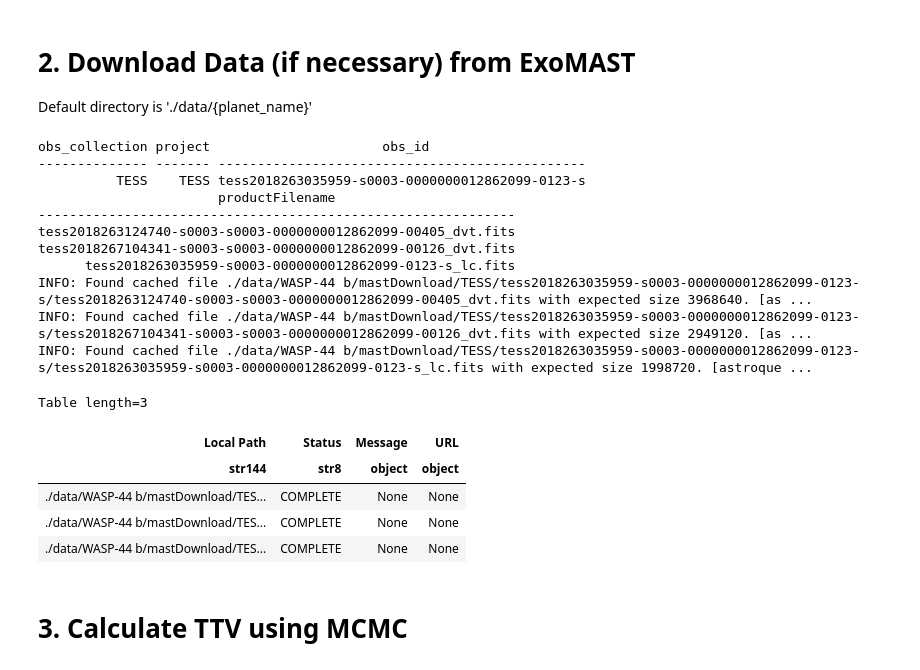
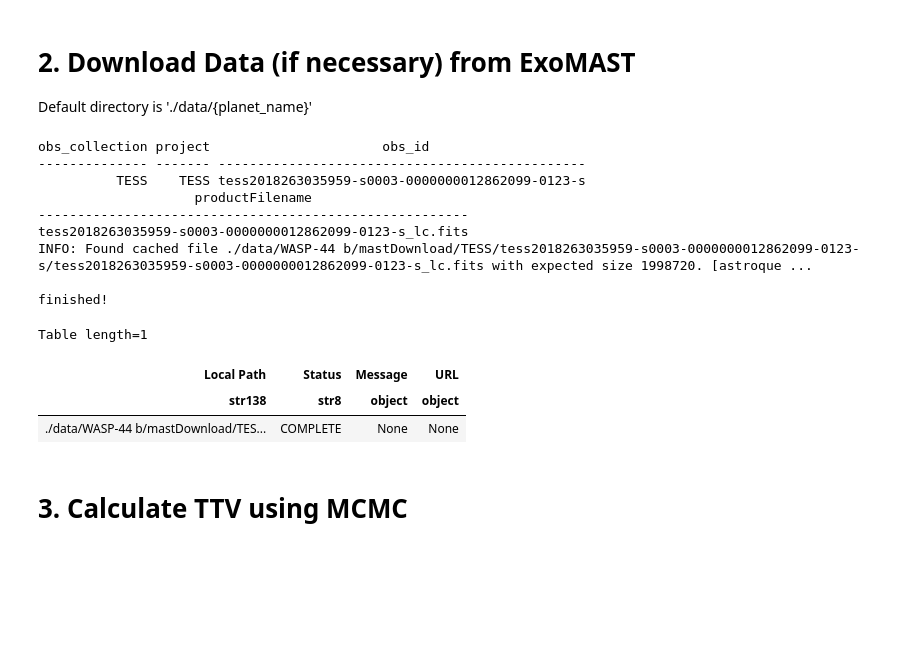
Before and after one commit to troyzx/fitransit, a Jupyter notebook: notebooks/example.ipynb, the cells around one changed output. Saved outputs shown, nothing was run; the diff lists cells and outputs as text; code cells hidden in the pictures; blank space fills up the shorter version.

Commit message:
add product choice

```diff
--- a/notebooks/example.ipynb
+++ b/notebooks/example.ipynb
@@ -9,7 +9,7 @@ import os
 # 1. Set Target
 # %%
 planet_name = 'WASP-44 b'
-planet = fitransit.fitlpf("WASP-44 b")
+planet = ft.Fitlpf("WASP-44 b", datadir='./data/')
 planet.get_parameter()
 # %% [output]
 WASP-44 b Properties
@@ -23,25 +23,22 @@ Planet Mass Reference: Calculated from MSINI and I
 
 Default directory is './data/{planet_name}'
 # %%
-planet.download_data()
+product_ls = ["LC"]
+planet.download_data(product=product_ls)
 # %% [output]
 obs_collection project                      obs_id
 -------------- ------- -----------------------------------------------
           TESS    TESS tess2018263035959-s0003-0000000012862099-0123-s
-                       productFilename
--------------------------------------------------------------
-tess2018263124740-s0003-s0003-0000000012862099-00405_dvt.fits
-tess2018267104341-s0003-s0003-0000000012862099-00126_dvt.fits
-      tess2018263035959-s0003-0000000012862099-0123-s_lc.fits
-INFO: Found cached file ./data/WASP-44 b/mastDownload/TESS/tess2018263035959-s0003-0000000012862099-0123-s/tess2018263124740-s0003-s0003-0000000012862099-00405_dvt.fits with expected size 3968640. [as ...
-INFO: Found cached file ./data/WASP-44 b/mastDownload/TESS/tess2018263035959-s0003-0000000012862099-0123-s/tess2018267104341-s0003-s0003-0000000012862099-00126_dvt.fits with expected size 2949120. [as ...
+                    productFilename
+-------------------------------------------------------
+tess2018263035959-s0003-0000000012862099-0123-s_lc.fits
 INFO: Found cached file ./data/WASP-44 b/mastDownload/TESS/tess2018263035959-s0003-0000000012862099-0123-s/tess2018263035959-s0003-0000000012862099-0123-s_lc.fits with expected size 1998720. [astroque ...
+
+finished!
-Table length=3
+Table length=1
 | Local Path | Status | Message | URL |
-| str144 | str8 | object | object |
+| str138 | str8 | object | object |
 | ./data/WASP-44 b/mastDownload/TES... | COMPLETE | None | None |
-| ./data/WASP-44 b/mastDownload/TES... | COMPLETE | None | None |
-| ./data/WASP-44 b/mastDownload/TES... | COMPLETE | None | None |
 # %% [markdown]
 # 3. Calculate TTV using MCMC
 # %%
```
Also changed, not shown: parts of 2 cells of this notebook, 1 other file.
